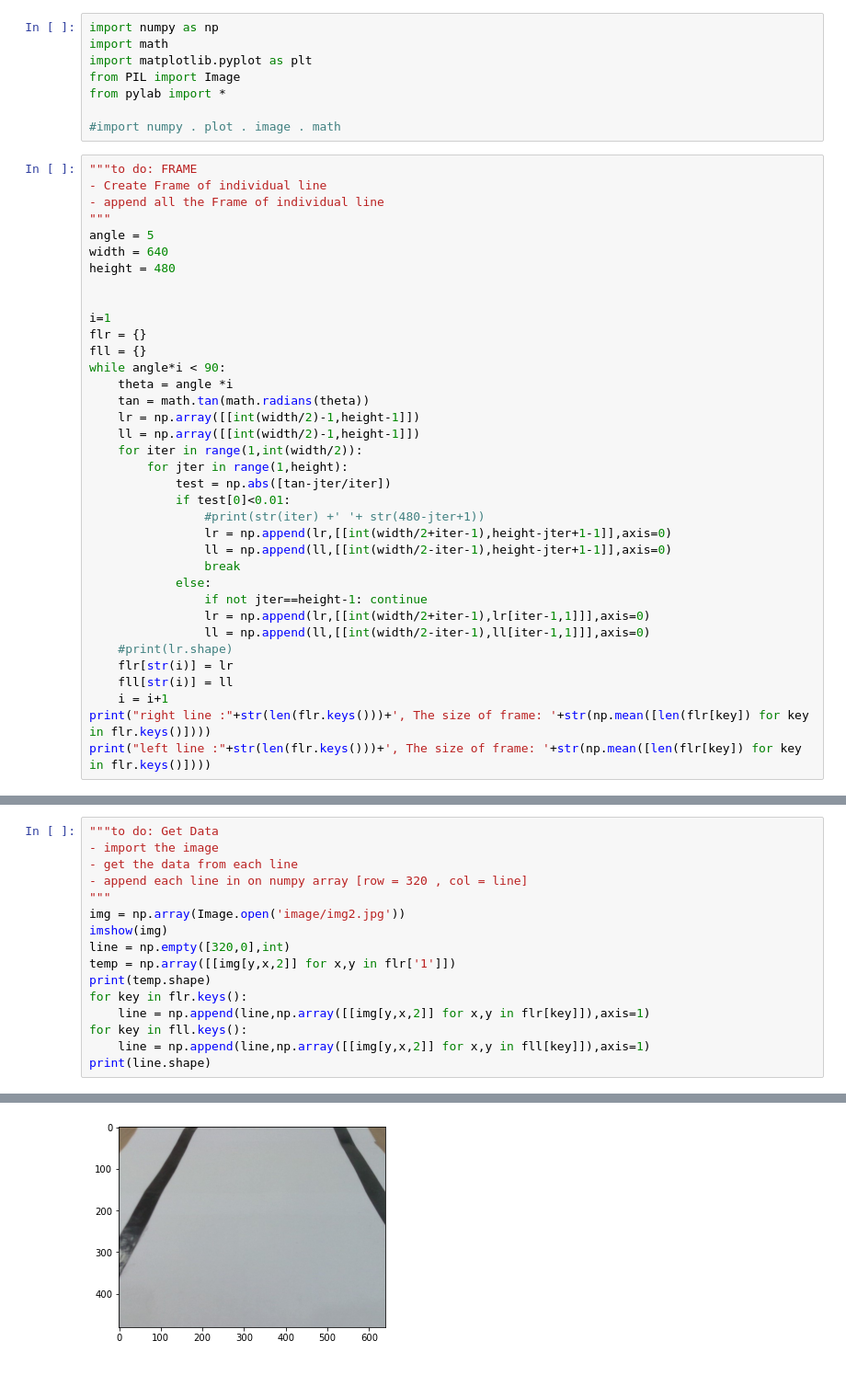
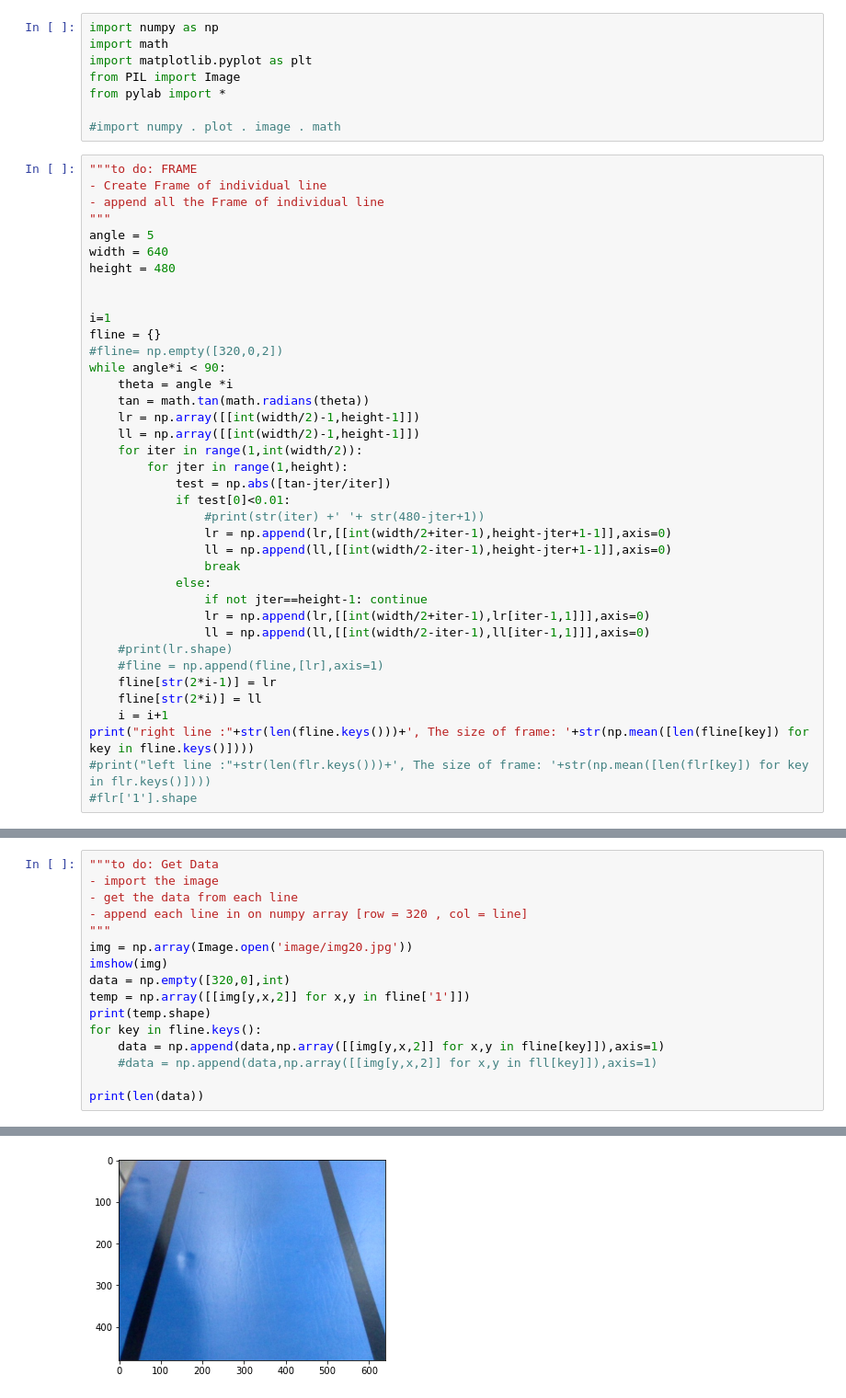
Before and after one commit to ChheangL/carCode, a Jupyter notebook: Test2.ipynb, the cells around one changed output, grey strips where cells are left out. Shown: that part at 92% size. Cells and saved outputs as stored; diff of their text form.

```diff
--- a/Test2.ipynb
+++ b/Test2.ipynb
@@ -17,8 +17,8 @@ height = 480
 
 
 i=1
-flr = {}
-fll = {}
+fline = {}
+#fline= np.empty([320,0,2])
 while angle*i < 90:
     theta = angle *i
     tan = math.tan(math.radians(theta))
@@ -37,9 +37,11 @@ while angle*i < 90:
                 lr = np.append(lr,[[int(width/2+iter-1),lr[iter-1,1]]],axis=0)
                 ll = np.append(ll,[[int(width/2-iter-1),ll[iter-1,1]]],axis=0)
     #print(lr.shape)
-    flr[str(i)] = lr
-    fll[str(i)] = ll
+    #fline = np.append(fline,[lr],axis=1)
+    fline[str(2*i-1)] = lr
+    fline[str(2*i)] = ll
     i = i+1
-print("right line :"+str(len(flr.keys()))+', The size of frame: '+str(np.mean([len(flr[key]) for key in flr.keys()])))
-print("left line :"+str(len(flr.keys()))+', The size of frame: '+str(np.mean([len(flr[key]) for key in flr.keys()])))
+print("right line :"+str(len(fline.keys()))+', The size of frame: '+str(np.mean([len(fline[key]) for key in fline.keys()])))
+#print("left line :"+str(len(flr.keys()))+', The size of frame: '+str(np.mean([len(flr[key]) for key in flr.keys()])))
+#flr['1'].shape
 # %% [output]
@@ -51,15 +52,15 @@ left line :17, The size of frame: 320.0
 - get the data from each line
 - append each line in on numpy array [row = 320 , col = line]
 """
-img = np.array(Image.open('image/img2.jpg'))
+img = np.array(Image.open('image/img20.jpg'))
 imshow(img)
-line = np.empty([320,0],int)
-temp = np.array([[img[y,x,2]] for x,y in flr['1']])
+data = np.empty([320,0],int)
+temp = np.array([[img[y,x,2]] for x,y in fline['1']])
 print(temp.shape)
-for key in flr.keys():
-    line = np.append(line,np.array([[img[y,x,2]] for x,y in flr[key]]),axis=1)
-for key in fll.keys():
-    line = np.append(line,np.array([[img[y,x,2]] for x,y in fll[key]]),axis=1)
-print(line.shape)
+for key in fline.keys():
+    data = np.append(data,np.array([[img[y,x,2]] for x,y in fline[key]]),axis=1)
+    #data = np.append(data,np.array([[img[y,x,2]] for x,y in fll[key]]),axis=1)
+
+print(len(data))
 # %% [output]
 (320, 1)
@@ -67 +68 @@ print(line.shape)
-[figure, old version]
+[figure, new version]
```
Also changed, not shown: parts of 8 cells of this notebook, 1 other file.
